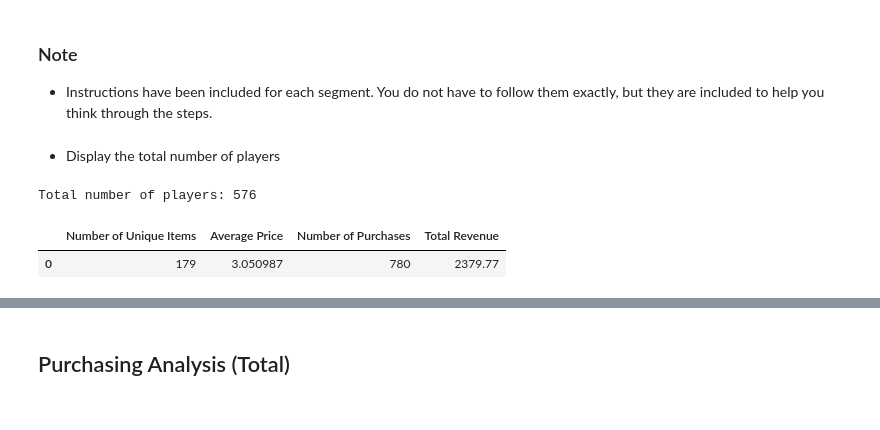
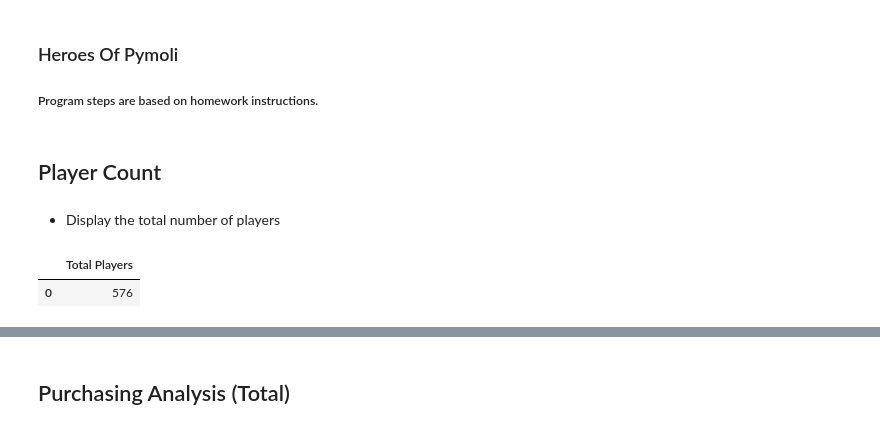
Before and after one commit to mengyin-lee/pandas-challenge, a Jupyter notebook: HeroesOfPymoli/HeroesOfPymoli_starter.ipynb, the cells around one changed output, grey strips where cells are left out. Saved outputs shown, nothing was run; the diff lists cells and outputs as text; code cells hidden in the pictures.

```diff
--- a/HeroesOfPymoli/HeroesOfPymoli_starter.ipynb
+++ b/HeroesOfPymoli/HeroesOfPymoli_starter.ipynb
@@ -1,6 +1,6 @@
-# %% [markdown]
-### Note
-* Instructions have been included for each segment. You do not have to follow them exactly, but they are included to help you think through the steps.
+# %% [markdown]
+### Heroes Of Pymoli
+##### Program steps are based on homework instructions.
 # %%
 # Dependencies and Setup
 import pandas as pd
@@ -17,28 +17,17 @@ purchase_df.fillna(0, inplace=True)
+# %% [markdown]
+## Player Count
 # %% [markdown]
 * Display the total number of players
 # %%
 Unique_SN = purchase_df["SN"].unique()
-#Unique_SN
+
 Total_Players = len(Unique_SN)
-#Total_Players = purchase_df["SN"].value_counts()
-print(f"Total number of players: {Total_Players}")
+
+data = [{'Total Players': Total_Players}]
+
+Tot_players_df = pd.DataFrame(data)
+
+Tot_players_df
 # %% [output]
-Total number of players: 576
+|  | Total Players |
+| 0 | 576 |
-# %%
-# Calculation
-Num_Unique_Item = len(purchase_df["Item ID"].unique())
-Avg_Price = purchase_df["Price"].mean()
-Num_Purchase = len(purchase_df["Purchase ID"])
-Total_Rev = purchase_df["Price"].sum()
-
-datalist = [{'Number of Unique Items':Num_Unique_Item,\
-             'Average Price':Avg_Price,\
-             'Number of Purchases':Num_Purchase,\
-             'Total Revenue':Total_Rev}]
-
-Total_df = pd.DataFrame(datalist)
-
-Total_df
-# %% [output]
-|  | Number of Unique Items | Average Price | Number of Purchases | Total Revenue |
-| 0 | 179 | 3.050987 | 780 | 2379.77 |
```
Also changed, not shown: parts of 20 cells of this notebook.
